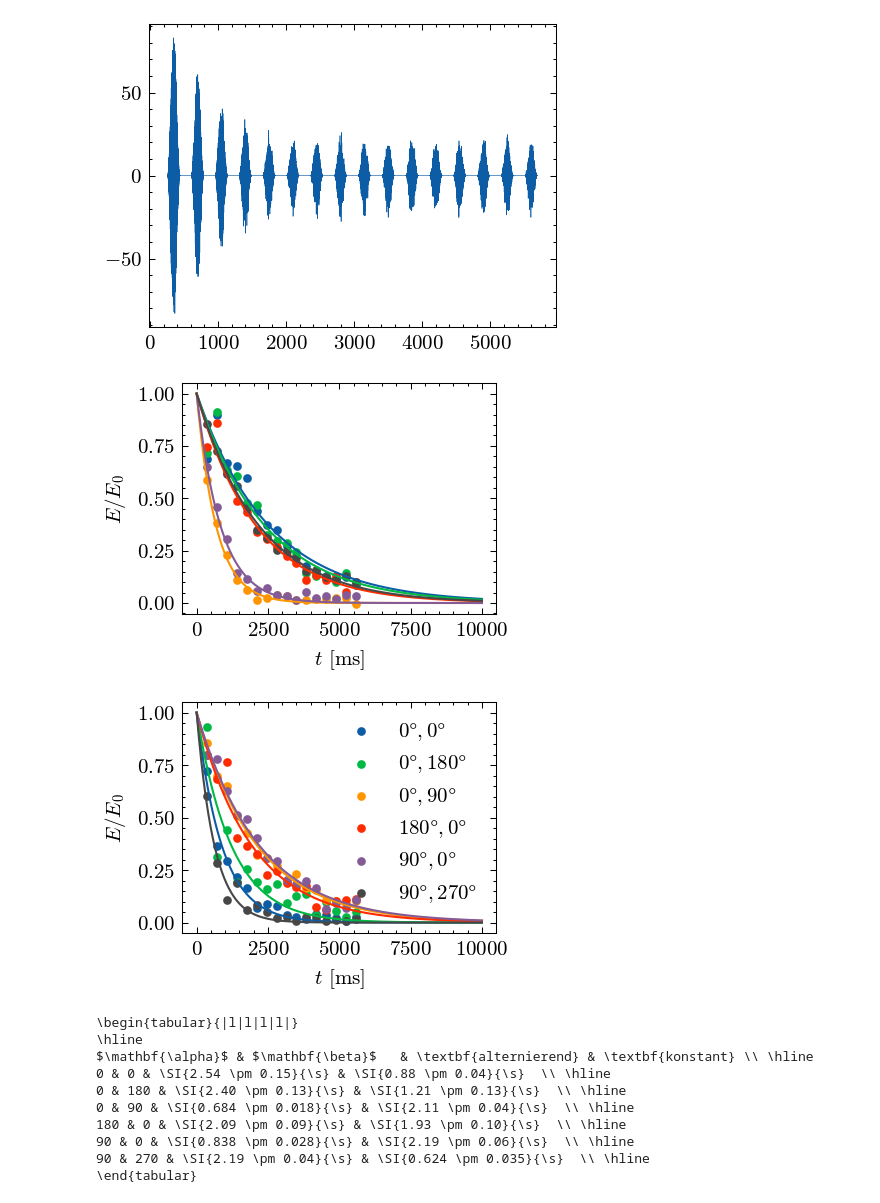
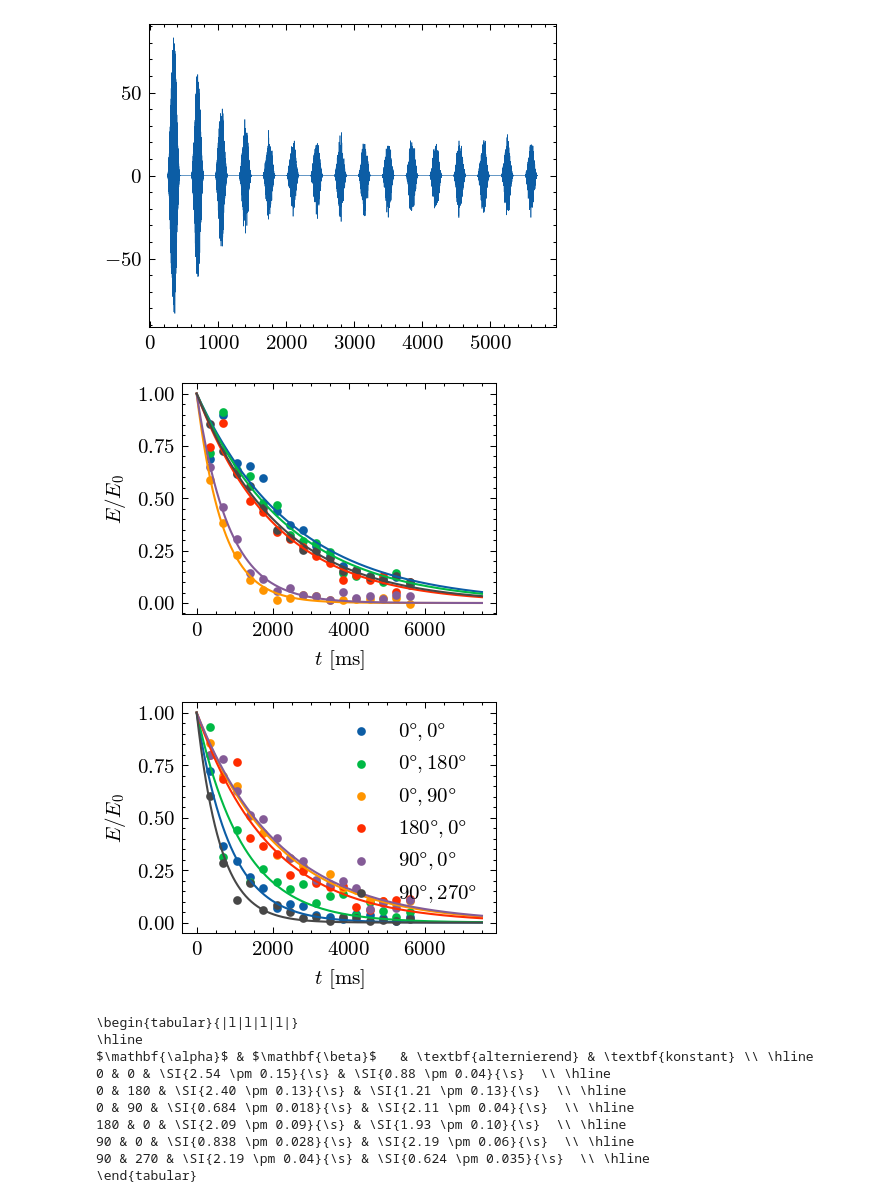
Before and after one commit to emhl/FP2, a Jupyter notebook: kernspin.ipynb, the cells around one changed output. Cells and saved outputs as stored; diff of their text form; code cells hidden in the pictures.

```diff
--- a/kernspin.ipynb
+++ b/kernspin.ipynb
@@ -593,7 +666,7 @@ for i, t2 in enumerate(t2_10[::2]):
     # plt.title('alternating')
     plt.scatter(t2[0],t2[1],s=10, label=rf"${alpha[i]}\degree, {beta[i]}\degree$")
     popt, pcov = curve_fit(t2_fit, t2[0], t2[1], p0=[1000])
-    xl = np.linspace(0, 10000, 500)
+    xl = np.linspace(0, 7500, 500)
     plt.plot(xl, t2_fit(xl, *popt))
     t2_alt.append(uf(popt[0],np.sqrt(np.diag(pcov))[0]))
     # plt.legend()
@@ -601,25 +674,25 @@ for i, t2 in enumerate(t2_10[::2]):
     plt.ylabel('$E/E_0$')
 plt.savefig(outdir+'10-t2-alt.pdf')
 # %% [output]
-[figure, old version]
+[figure, new version]
 # %%
 plt.figure(figsize=(2.7,2))
 t2_const = []
 for i, t2 in enumerate(t2_10[1::2]):
     # amp = ua(t2[1],t2[2])
     # plt.title('constant')
     plt.scatter(t2[0],t2[1],s=10, label=rf"${alpha[i]}\degree, {beta[i]}\degree$")
     popt, pcov = curve_fit(t2_fit, t2[0], t2[1], p0=[1000])
-    xl = np.linspace(0, 10000, 500)
+    xl = np.linspace(0, 7500, 500)
     plt.plot(xl, t2_fit(xl, *popt))
     t2_const.append(uf(popt[0],np.sqrt(np.diag(pcov))[0]))
     plt.legend()
     plt.xlabel('$t$ [ms]')
     plt.ylabel('$E/E_0$')
 # 180,0 wirklich mit den parametern>
 plt.savefig(outdir+'10-t2-const.pdf')
 # %% [output]
-[figure, old version]
+[figure, new version]
 # %%
 print(r"\begin{tabular}{|l|l|l|l|}")
 print(r"\hline")
```
Also changed, not shown: parts of 7 cells of this notebook.
